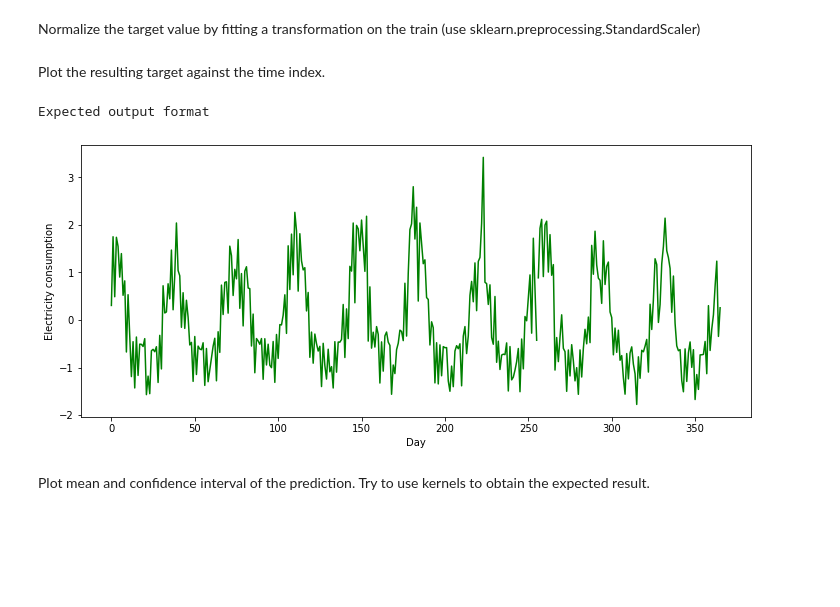
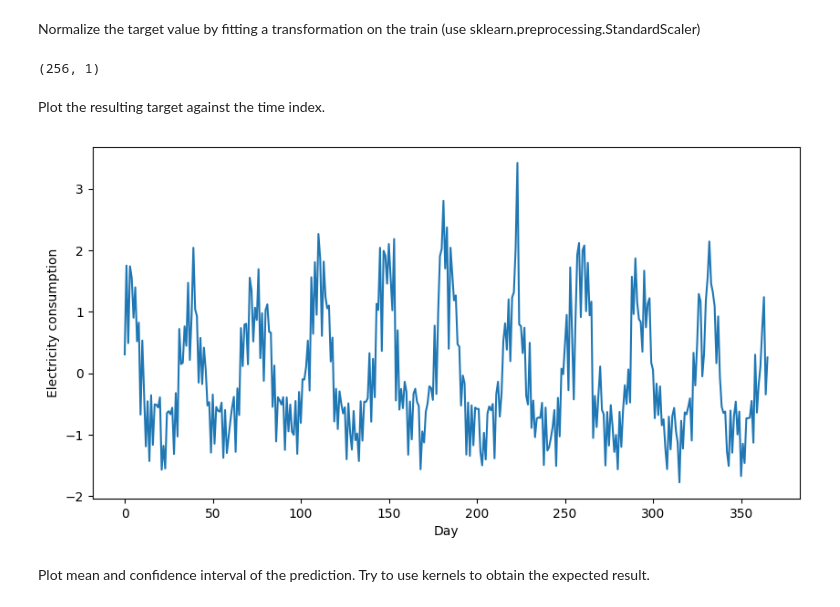
Before and after one commit to br0fire/Skoltech_ML, a Jupyter notebook: HW_2/HW02.ipynb, the cells around one changed output. Saved outputs shown, nothing was run; the diff lists cells and outputs as text; code cells hidden in the pictures; blank space fills up the shorter version.

```diff
--- a/HW_2/HW02.ipynb
+++ b/HW_2/HW02.ipynb
@@ -87,18 +76,25 @@ X_test = X_test.reshape(-1,1)
 Normalize the target value by fitting a transformation on the train (use sklearn.preprocessing.StandardScaler)
 # %%
 ### BEGIN SOLUTION (do not delete this comment!)
-
-
+ss = StandardScaler()
+y_train_norm = ss.fit_transform(y_train)
+y_test_norm = ss.transform(y_test)
 ### END SOLUTION (do not delete this comment!)
+# %%
+y_train.shape
+# %% [output]
+(256, 1)
 # %% [markdown]
 Plot the resulting target against the time index.
 # %%
 ### BEGIN SOLUTION (do not delete this comment!)
-
-
+plt.figure(figsize=(10, 5))
+plt.plot(X, np.concatenate((y_train_norm, y_test_norm)))
+plt.xlabel('Day')
+plt.ylabel('Electricity consumption')
+plt.show()
 ### END SOLUTION (do not delete this comment!)
 # %% [output]
-Expected output format
-[figure, old version]
+[figure, new version]
 # %% [markdown]
 Plot mean and confidence interval of the prediction. Try to use kernels to obtain the expected result.
```
Also changed, not shown: parts of 12 cells of this notebook.
